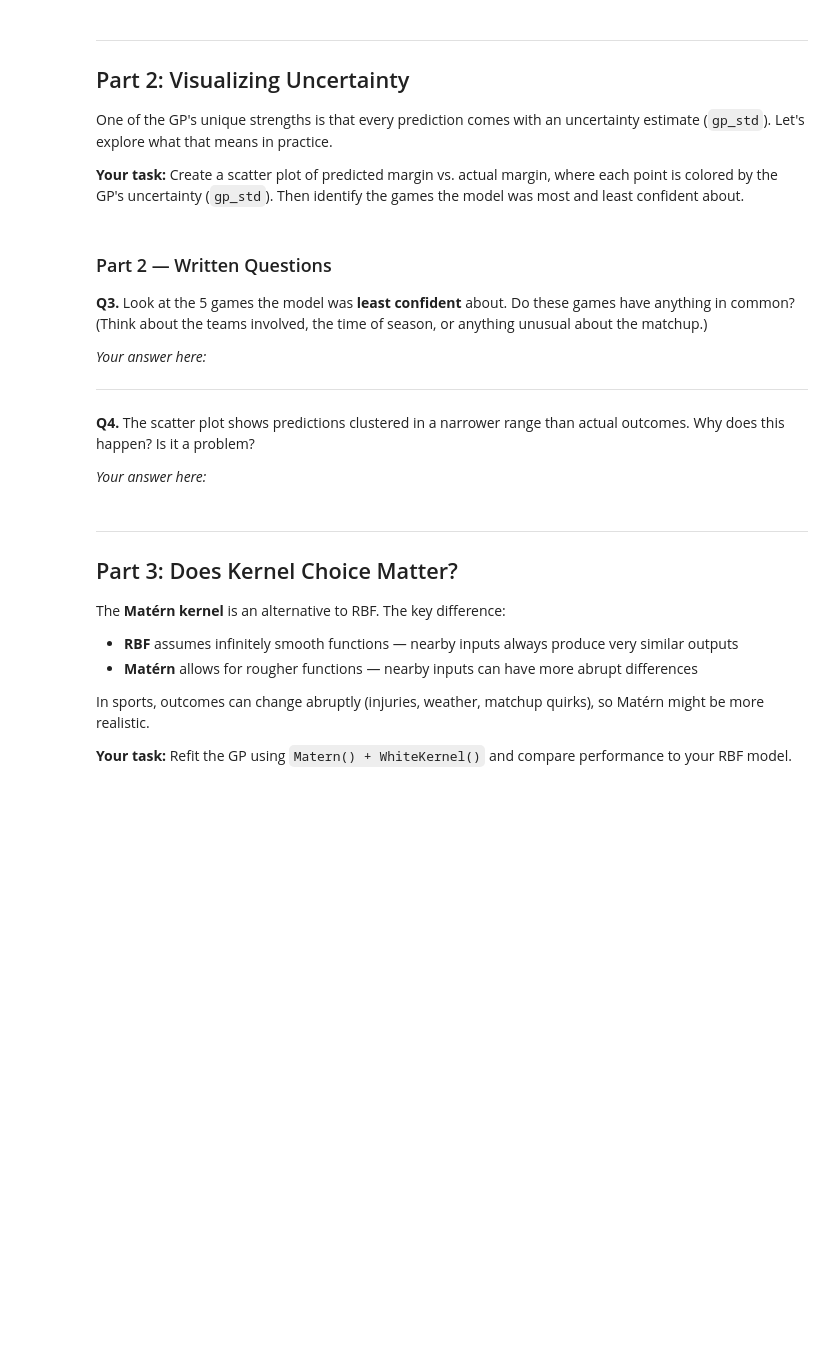
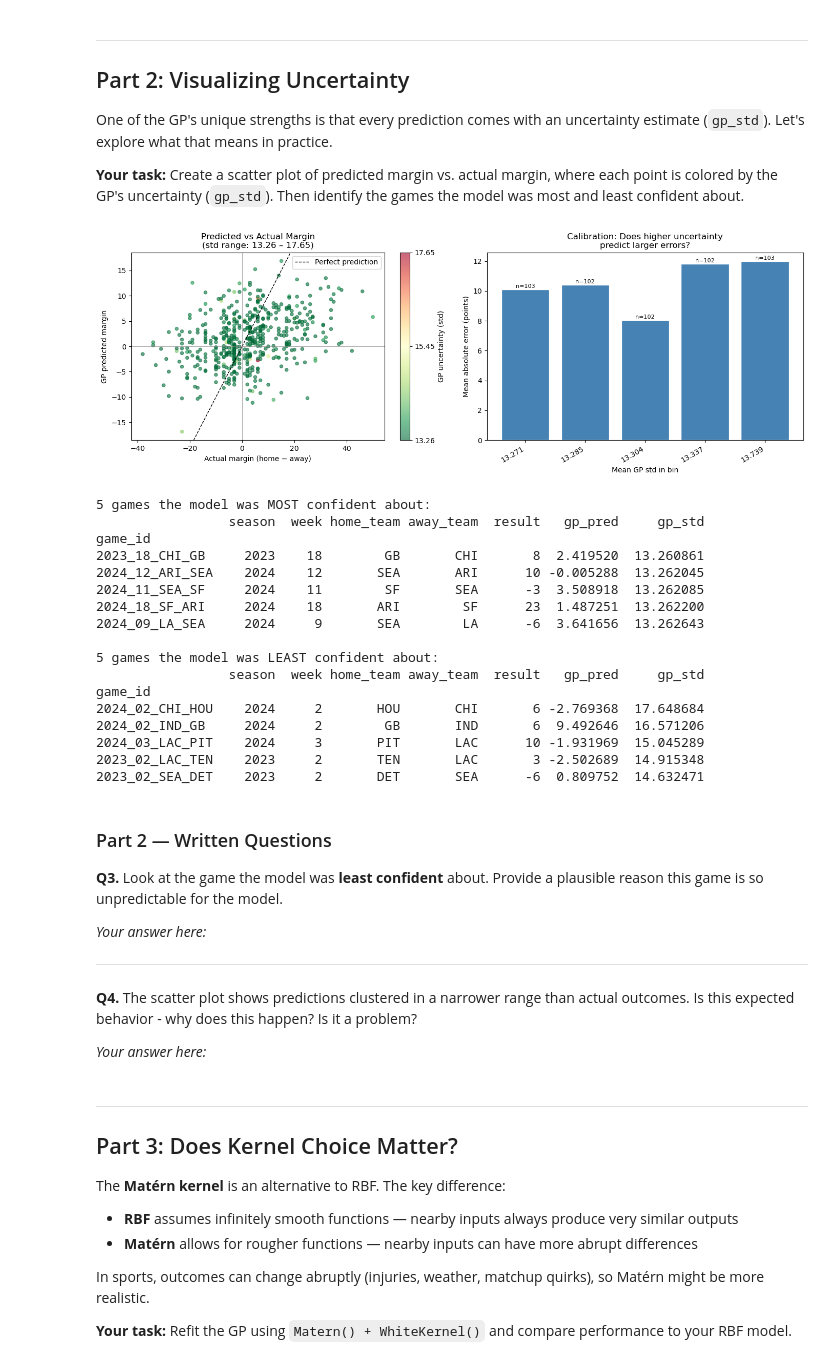
Before and after one commit to natekrall24/NFLSpreadPrediction, a Jupyter notebook: student_assignment.ipynb, the cells around one changed output. Saved outputs shown, nothing was run; the diff lists cells and outputs as text; code cells hidden in the pictures; blank space fills up the shorter version.

```diff
--- a/student_assignment.ipynb
+++ b/student_assignment.ipynb
@@ -246,14 +255,13 @@ X_train = scaler.fit_transform(train[X_COLS])
 X_test  = scaler.transform(test[X_COLS])
 y_train = train["result"].values
 
-# --- TODO: Define the GP kernel and fit the model ---
-# Hint: use RBF() + WhiteKernel() and set normalize_y=True
-kernel = # YOUR CODE HERE
-gp     = # YOUR CODE HERE  (GaussianProcessRegressor)
-# YOUR CODE HERE  (fit on X_train, y_train)
+# --- Define the GP kernel and fit the model ---
+kernel = RBF() + WhiteKernel()
+gp     = GaussianProcessRegressor(kernel=kernel, normalize_y=True)
+gp.fit(X_train, y_train)
 
-# --- TODO: Predict on the test set, retrieving both predictions and std ---
-y_pred, y_std = # YOUR CODE HERE
+# --- Predict on the test set, retrieving both predictions and std ---
+y_pred, y_std = gp.predict(X_test, return_std=True)
 
 test = test.copy()
 test["gp_pred"] = y_pred
@@ -293,49 +310,86 @@ One of the GP's unique strengths is that every prediction comes with an uncertai
 # %%
 fig, axes = plt.subplots(1, 2, figsize=(14, 5))
 
 # --- Plot 1: Predicted vs Actual, colored by uncertainty ---
+# Use vmin/vmax set to actual range so small variation in gp_std maps to full colormap
 ax = axes[0]
+std_min, std_max = test["gp_std"].min(), test["gp_std"].max()
 sc = ax.scatter(test["result"], test["gp_pred"],
-                c=test["gp_std"], cmap="RdYlGn_r", alpha=0.6, s=20)
+                c=test["gp_std"], cmap="RdYlGn_r",
+                vmin=std_min, vmax=std_max,
+                alpha=0.6, s=20)
 ax.axline((0,0), slope=1, color="black", lw=1, linestyle="--", label="Perfect prediction")
 ax.axhline(0, color="gray", lw=0.5)
 ax.axvline(0, color="gray", lw=0.5)
-plt.colorbar(sc, ax=ax, label="GP uncertainty (std)")
+cb = plt.colorbar(sc, ax=ax, label="GP uncertainty (std)")
+cb.set_ticks([std_min, (std_min+std_max)/2, std_max])
+cb.set_ticklabels([f"{std_min:.2f}", f"{(std_min+std_max)/2:.2f}", f"{std_max:.2f}"])
 ax.set_xlabel("Actual margin (home − away)")
 ax.set_ylabel("GP predicted margin")
-ax.set_title("Predicted vs Actual Margin\n(green = confident, red = uncertain)")
+ax.set_title(f"Predicted vs Actual Margin\n(std range: {std_min:.2f} – {std_max:.2f})")
 ax.legend()
 
-# --- Plot 2: Distribution of uncertainty ---
+# --- Plot 2: Is higher uncertainty associated with larger errors? ---
+# Bin games into 5 equal groups by gp_std and plot mean absolute error per bin
 ax2 = axes[1]
-ax2.hist(test["gp_std"], bins=30, edgecolor="white", color="steelblue")
-ax2.axvline(test["gp_std"].mean(), color="red", linestyle="--",
-            label=f"Mean std = {test['gp_std'].mean():.2f}")
-ax2.set_xlabel("GP uncertainty (std)")
-ax2.set_ylabel("Number of games")
-ax2.set_title("Distribution of GP Uncertainty")
-ax2.legend()
+test_plot = test.copy()
+test_plot["abs_error"] = (test_plot["result"] - test_plot["gp_pred"]).abs()
+test_plot["std_bin"] = pd.qcut(test_plot["gp_std"], q=5, duplicates="drop")
+
+bin_summary = test_plot.groupby("std_bin", observed=True).agg(
+    mean_std=("gp_std", "mean"),
+    mae=("abs_error", "mean"),
+    count=("abs_error", "size")
+).reset_index()
+
+ax2.bar(range(len(bin_summary)), bin_summary["mae"], color="steelblue", edgecolor="white")
+ax2.set_xticks(range(len(bin_summary)))
+ax2.set_xticklabels([f"{r:.3f}" for r in bin_summary["mean_std"]], rotation=30, ha="right")
+ax2.set_xlabel("Mean GP std in bin")
+ax2.set_ylabel("Mean absolute error (points)")
+ax2.set_title("Calibration: Does higher uncertainty\npredict larger errors?")
+for i, row in bin_summary.iterrows():
+    ax2.text(i, row["mae"] + 0.1, f"n={int(row['count'])}", ha="center", fontsize=8)
 
 plt.tight_layout()
 plt.show()
 
 # --- Most and least confident games ---
 print("5 games the model was MOST confident about:")
 cols = ["season","week","home_team","away_team","result","gp_pred","gp_std"]
 print(test.nsmallest(5, "gp_std")[cols].to_string())
 
 print("\n5 games the model was LEAST confident about:")
 print(test.nlargest(5, "gp_std")[cols].to_string())
+# %% [output]
+[figure, added]
+5 games the model was MOST confident about:
+                 season  week home_team away_team  result   gp_pred     gp_std
+game_id
+2023_18_CHI_GB     2023    18        GB       CHI       8  2.419520  13.260861
+2024_12_ARI_SEA    2024    12       SEA       ARI      10 -0.005288  13.262045
+2024_11_SEA_SF     2024    11        SF       SEA      -3  3.508918  13.262085
+2024_18_SF_ARI     2024    18       ARI        SF      23  1.487251  13.262200
+2024_09_LA_SEA     2024     9       SEA        LA      -6  3.641656  13.262643
+
+5 games the model was LEAST confident about:
+                 season  week home_team away_team  result   gp_pred     gp_std
+game_id
+2024_02_CHI_HOU    2024     2       HOU       CHI       6 -2.769368  17.648684
+2024_02_IND_GB     2024     2        GB       IND       6  9.492646  16.571206
+2024_03_LAC_PIT    2024     3       PIT       LAC      10 -1.931969  15.045289
+2023_02_LAC_TEN    2023     2       TEN       LAC       3 -2.502689  14.915348
+2023_02_SEA_DET    2023     2       DET       SEA      -6  0.809752  14.632471
 # %% [markdown]
 ### Part 2 — Written Questions
 
-**Q3.** Look at the 5 games the model was **least confident** about. Do these games have anything in common? (Think about the teams involved, the time of season, or anything unusual about the matchup.)
+**Q3.** Look at the game the model was **least confident** about. Provide a plausible reason this game is so unpredictable for the model.
 
 *Your answer here:*
 
 ---
 
-**Q4.** The scatter plot shows predictions clustered in a narrower range than actual outcomes. Why does this happen? Is it a problem?
+**Q4.** The scatter plot shows predictions clustered in a narrower range than actual outcomes. Is this expected behavior - why does this happen? Is it a problem?
 
 *Your answer here:*
 # %% [markdown]
```
Also changed, not shown: parts of 13 cells of this notebook.
